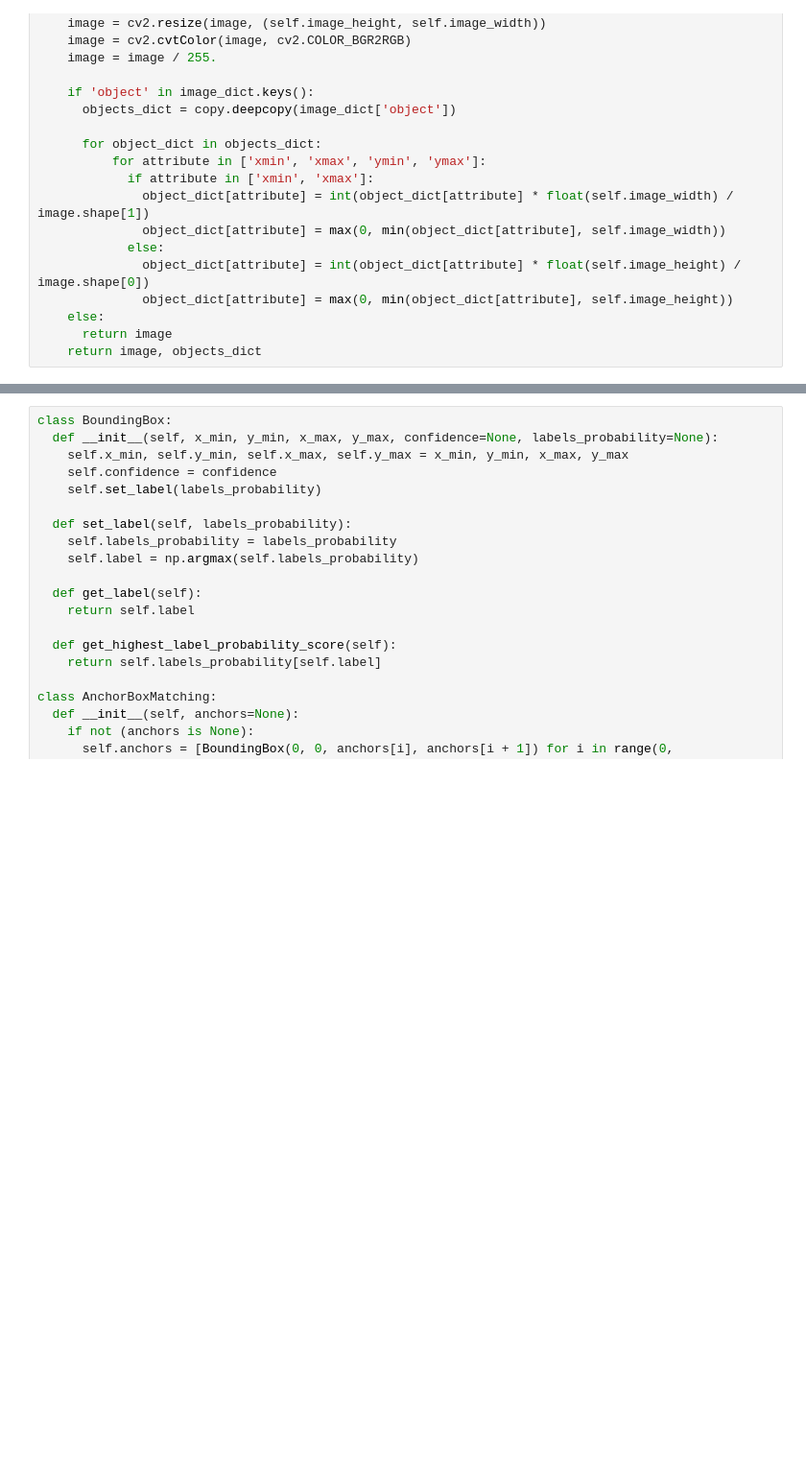
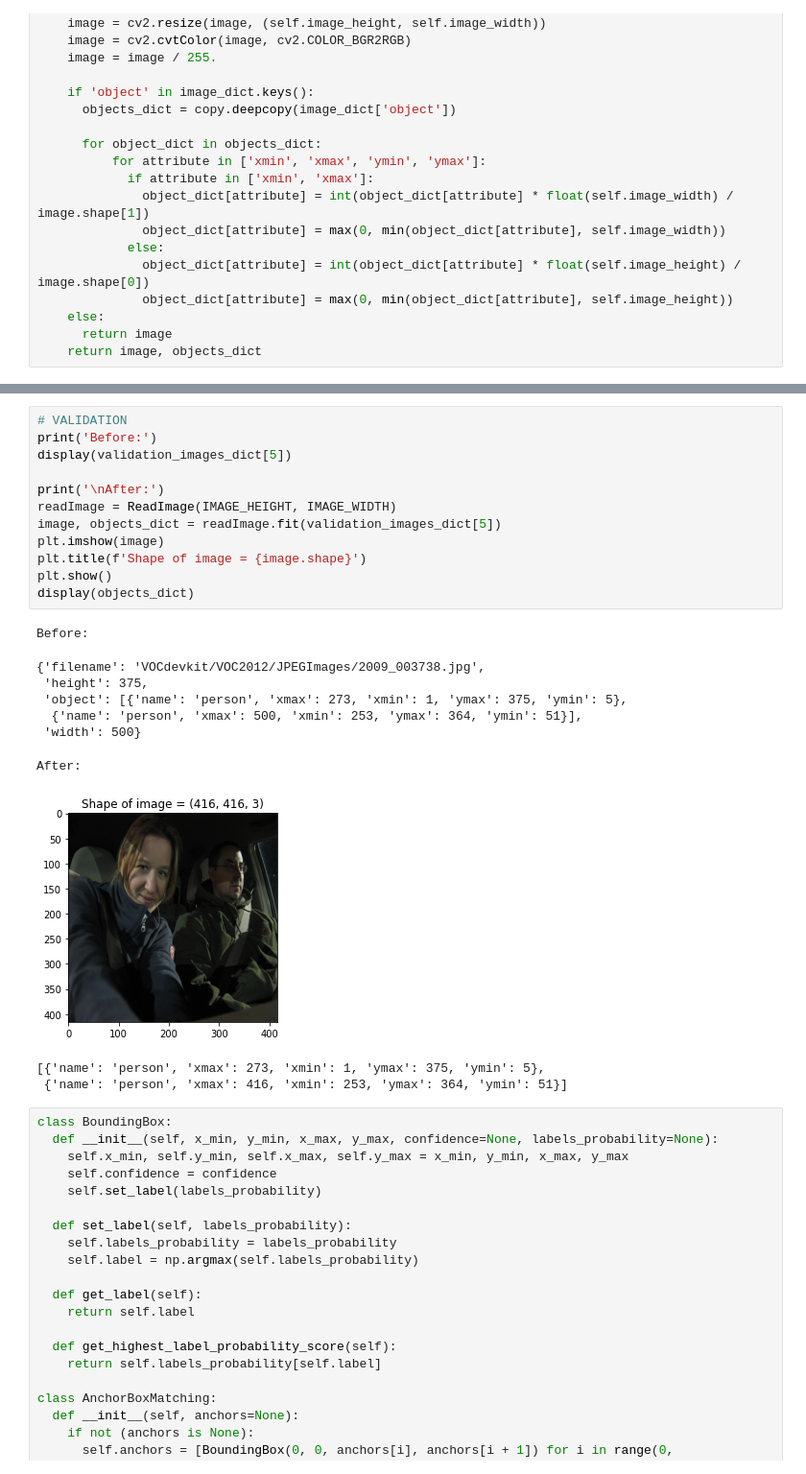
Before and after one commit to panjiarlins/smart-security-camera-project, a Jupyter notebook: ML Team/train.ipynb, the cells around one changed output, grey strips where cells are left out. Shown at 96% size. Drawn from its saved outputs; the diff is of its cells as text; blank space fills up the shorter version.

```diff
--- a/ML Team/train.ipynb
+++ b/ML Team/train.ipynb
@@ -189,3 +203,26 @@ After:
+# %%
+# VALIDATION
+print('Before:')
+display(validation_images_dict[5])
+
+print('\nAfter:')
+readImage = ReadImage(IMAGE_HEIGHT, IMAGE_WIDTH)
+image, objects_dict = readImage.fit(validation_images_dict[5])
+plt.imshow(image)
+plt.title(f'Shape of image = {image.shape}')
+plt.show()
+display(objects_dict)
+# %% [output]
+Before:
+{'filename': 'VOCdevkit/VOC2012/JPEGImages/2009_003738.jpg',
+ 'height': 375,
+ 'object': [{'name': 'person', 'xmax': 273, 'xmin': 1, 'ymax': 375, 'ymin': 5},
+  {'name': 'person', 'xmax': 500, 'xmin': 253, 'ymax': 364, 'ymin': 51}],
+ 'width': 500}
+After:
+[figure, added]
+[{'name': 'person', 'xmax': 273, 'xmin': 1, 'ymax': 375, 'ymin': 5},
+ {'name': 'person', 'xmax': 416, 'xmin': 253, 'ymax': 364, 'ymin': 51}]
 # %%
 class BoundingBox:
   def __init__(self, x_min, y_min, x_max, y_max, confidence=None, labels_probability=None):
```
Also changed, not shown: parts of 15 cells of this notebook.
